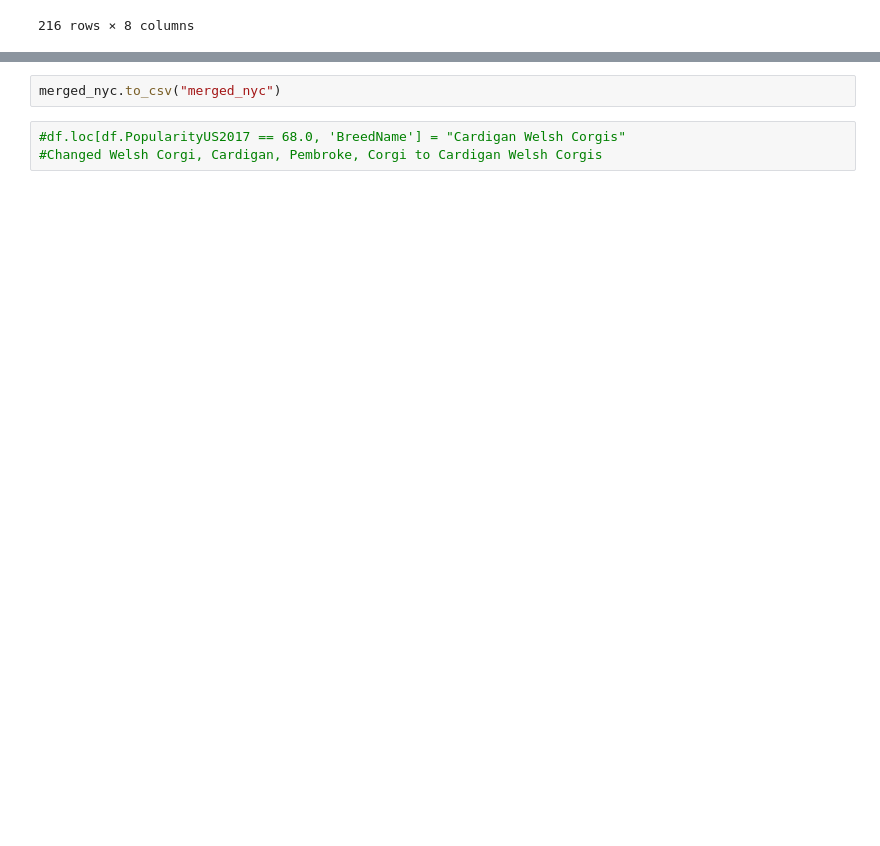
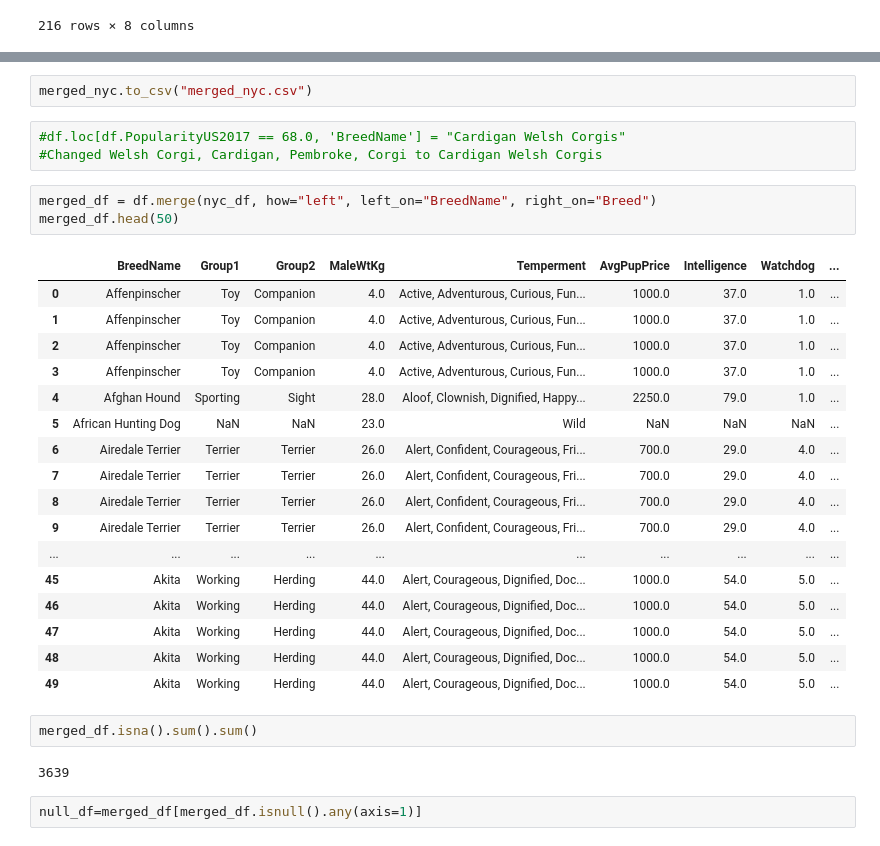
Before and after one commit to anikraze/no_dog_etl, a Jupyter notebook: Untitled.ipynb, the cells around one changed output, grey strips where cells are left out. Drawn from its saved outputs; the diff is of its cells as text; blank space fills up the shorter version.

```diff
--- a/Untitled.ipynb
+++ b/Untitled.ipynb
@@ -593,6 +330,33 @@ Carolina Dog             1
 Name: Breed, Length: 253, dtype: int64
 # %%
-merged_nyc.to_csv("merged_nyc")
+merged_nyc.to_csv("merged_nyc.csv")
 # %%
 #df.loc[df.PopularityUS2017 == 68.0, 'BreedName'] = "Cardigan Welsh Corgis"
 #Changed Welsh Corgi, Cardigan, Pembroke, Corgi to Cardigan Welsh Corgis
+# %%
+merged_df = df.merge(nyc_df, how="left", left_on="BreedName", right_on="Breed")
+merged_df.head(50)
+# %% [output]
+|  | BreedName | Group1 | Group2 | MaleWtKg | Temperment | AvgPupPrice | Intelligence | Watchdog | ... |
+| 0 | Affenpinscher | Toy | Companion | 4.0 | Active, Adventurous, Curious, Fun... | 1000.0 | 37.0 | 1.0 | ... |
+| 1 | Affenpinscher | Toy | Companion | 4.0 | Active, Adventurous, Curious, Fun... | 1000.0 | 37.0 | 1.0 | ... |
+| 2 | Affenpinscher | Toy | Companion | 4.0 | Active, Adventurous, Curious, Fun... | 1000.0 | 37.0 | 1.0 | ... |
+| 3 | Affenpinscher | Toy | Companion | 4.0 | Active, Adventurous, Curious, Fun... | 1000.0 | 37.0 | 1.0 | ... |
+| 4 | Afghan Hound | Sporting | Sight | 28.0 | Aloof, Clownish, Dignified, Happy... | 2250.0 | 79.0 | 1.0 | ... |
+| 5 | African Hunting Dog | NaN | NaN | 23.0 | Wild | NaN | NaN | NaN | ... |
+| 6 | Airedale Terrier | Terrier | Terrier | 26.0 | Alert, Confident, Courageous, Fri... | 700.0 | 29.0 | 4.0 | ... |
+| 7 | Airedale Terrier | Terrier | Terrier | 26.0 | Alert, Confident, Courageous, Fri... | 700.0 | 29.0 | 4.0 | ... |
+| 8 | Airedale Terrier | Terrier | Terrier | 26.0 | Alert, Confident, Courageous, Fri... | 700.0 | 29.0 | 4.0 | ... |
+| 9 | Airedale Terrier | Terrier | Terrier | 26.0 | Alert, Confident, Courageous, Fri... | 700.0 | 29.0 | 4.0 | ... |
+| ... | ... | ... | ... | ... | ... | ... | ... | ... | ... |
+| 45 | Akita | Working | Herding | 44.0 | Alert, Courageous, Dignified, Doc... | 1000.0 | 54.0 | 5.0 | ... |
+| 46 | Akita | Working | Herding | 44.0 | Alert, Courageous, Dignified, Doc... | 1000.0 | 54.0 | 5.0 | ... |
+| 47 | Akita | Working | Herding | 44.0 | Alert, Courageous, Dignified, Doc... | 1000.0 | 54.0 | 5.0 | ... |
+| 48 | Akita | Working | Herding | 44.0 | Alert, Courageous, Dignified, Doc... | 1000.0 | 54.0 | 5.0 | ... |
+| 49 | Akita | Working | Herding | 44.0 | Alert, Courageous, Dignified, Doc... | 1000.0 | 54.0 | 5.0 | ... |
+# %%
+merged_df.isna().sum().sum()
+# %% [output]
+3639
+# %%
+null_df=merged_df[merged_df.isnull().any(axis=1)]
```
Also changed, not shown: parts of 74 cells of this notebook.
